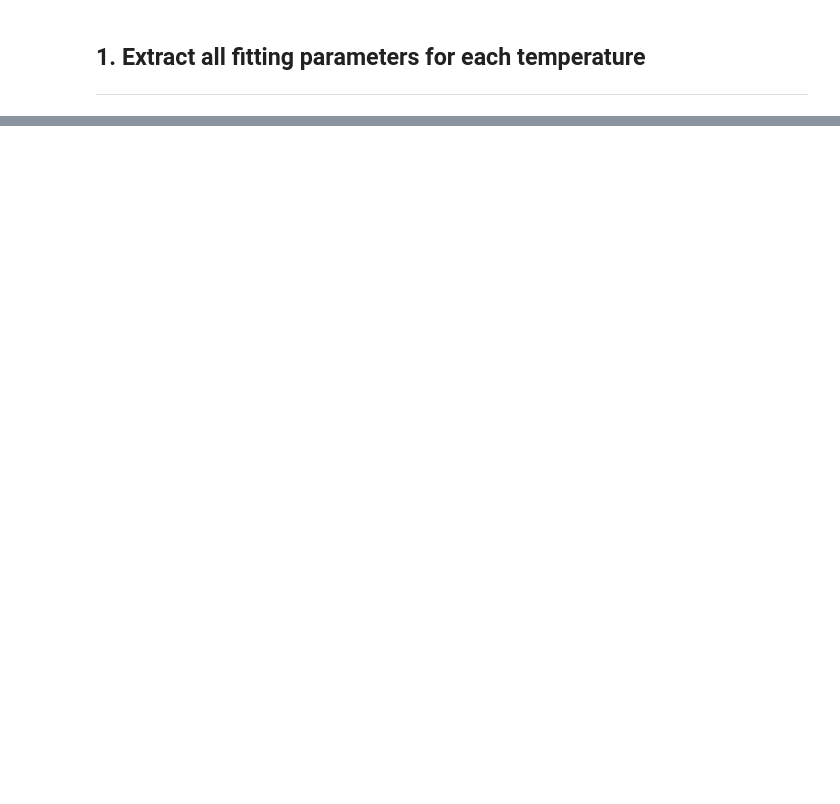
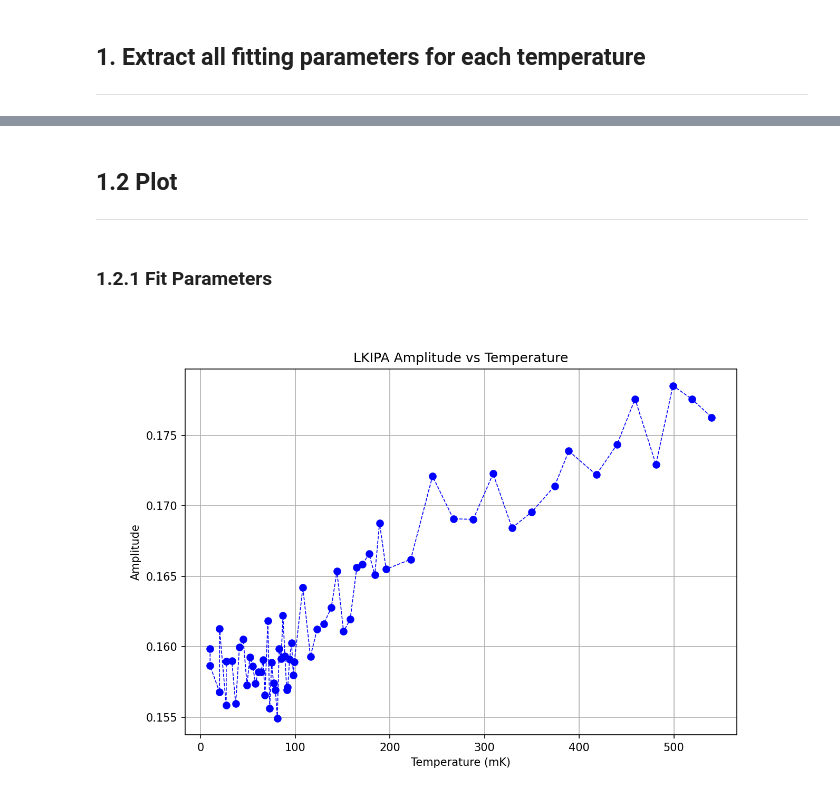
Before and after one commit to jaianandiyer690/Presto-Measurement-Scripts, a Jupyter notebook: Planck/LKIPA-Resonance-Analysis.ipynb, the cells around one changed output, grey strips where cells are left out. Drawn from its saved outputs; the diff is of its cells as text; code cells hidden in the pictures; blank space fills up the shorter version.

Commit message:
resonance analysis

```diff
--- a/Planck/LKIPA-Resonance-Analysis.ipynb
+++ b/Planck/LKIPA-Resonance-Analysis.ipynb
@@ -56,3 +49,0 @@ def load_time_series_data(file_):
-# %%
-file = "D:/Planck Spectroscopy 2026-03/LKIPA Resonance/LKIPA_resonance_PSD_144.9mk.hdf5"
-data_test = load_time_series_data(file)
@@ -191,0 +104,25 @@ OSError: [Errno 22] Unable to synchronously open file (file read failed: time =
+# %% [markdown]
+## 1.2 Plot
+----
+# %% [markdown]
+### 1.2.1 Fit Parameters
+# %%
+temp_ascending = np.argsort(temp_list)
+fitting_params_list = fitting_params_list[temp_ascending]
+temp_list = temp_list[temp_ascending]
+
+# from fit parameters, extract amplitude, resonance frequency, and linewidth
+A = fitting_params_list[:, 2] # Amplitude from fit
+f0 = 4 + fitting_params_list[:, 3] # Resonance frequency from fit
+gamma = np.abs(fitting_params_list[:, 4]) # Linewidth from fit
+
+# PLOT
+fig, ax = plt.subplots(figsize=(9, 6), dpi=150)
+
+ax.plot(temp_list, A, color='blue', label='LKIPA Amplitude', lw=0.8, ls='--', marker = 'o')
+ax.set_xlabel("Temperature (mK)")
+ax.set_ylabel("Amplitude")
+ax.set_title("LKIPA Amplitude vs Temperature")
+ax.grid()
+# %% [output]
+[figure, added]
```
Also changed, not shown: parts of 10 cells of this notebook, 6 other files.
